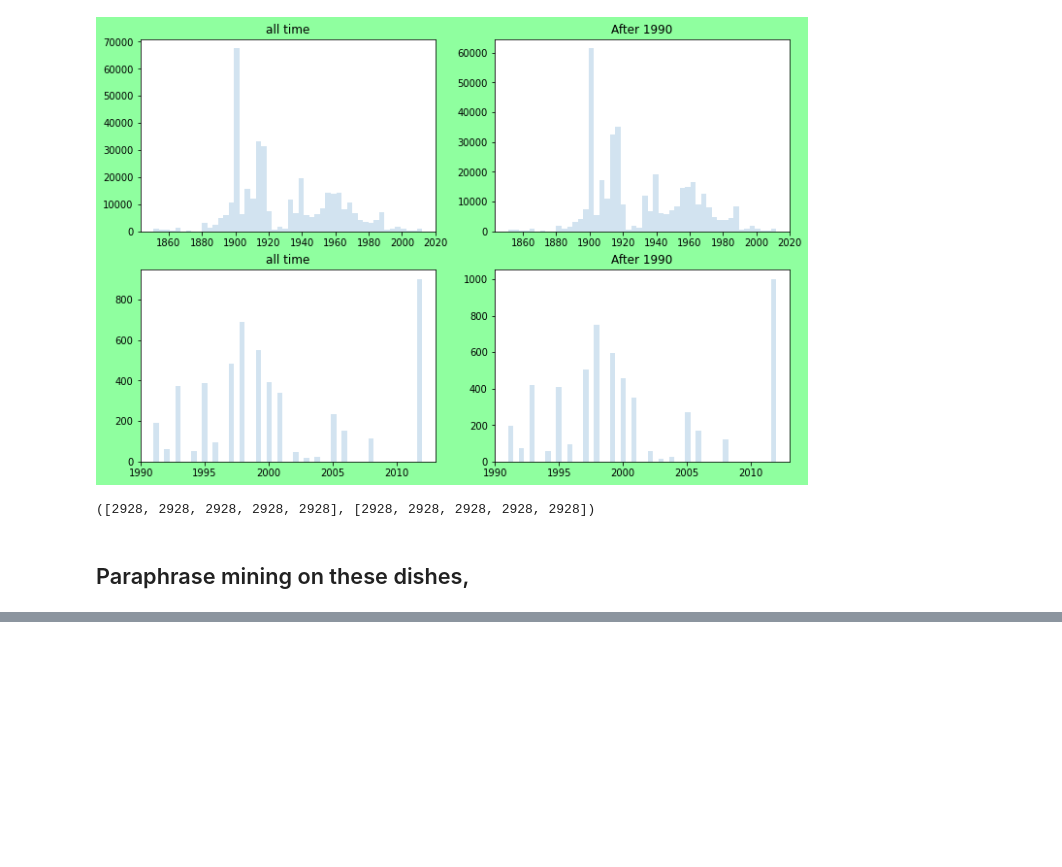
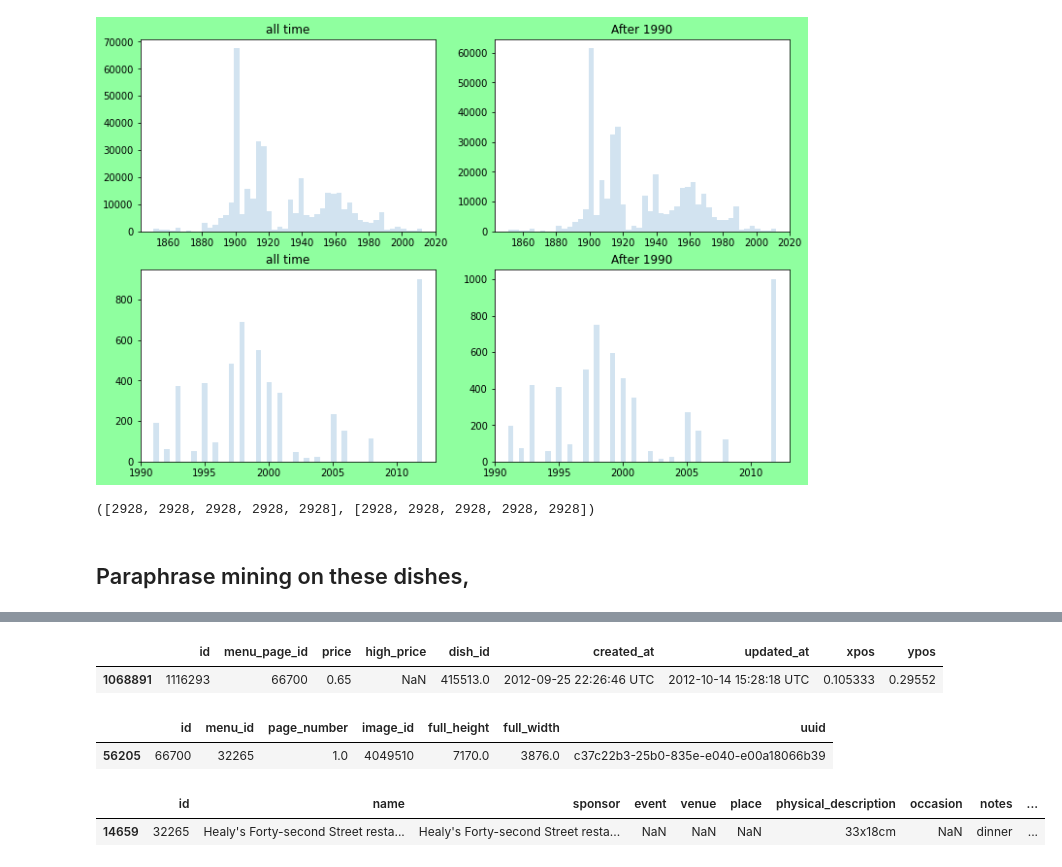
Before and after one commit to namoopsoo/restaurant-menu-entities, a Jupyter notebook: 2023-12-17.ipynb, the cells around one changed output, grey strips where cells are left out. Cells and saved outputs as stored; diff of their text form; code cells hidden in the pictures; blank space fills up the shorter version.

```diff
--- a/2023-12-17.ipynb
+++ b/2023-12-17.ipynb
@@ -95,0 +221,15 @@ paraphrases = util.paraphrase_mining(model, sentences)
+# %%
+menuitemdf[menuitemdf.dish_id == 415513]
+# %% [output]
+|  | id | menu_page_id | price | high_price | dish_id | created_at | updated_at | xpos | ypos |
+| 1068891 | 1116293 | 66700 | 0.65 | NaN | 415513.0 | 2012-09-25 22:26:46 UTC | 2012-10-14 15:28:18 UTC | 0.105333 | 0.29552 |
+# %%
+menupagedf[menupagedf.id == 66700]
+# %% [output]
+|  | id | menu_id | page_number | image_id | full_height | full_width | uuid |
+| 56205 | 66700 | 32265 | 1.0 | 4049510 | 7170.0 | 3876.0 | c37c22b3-25b0-835e-e040-e00a18066b39 |
+# %%
+menudf[menudf.id == 32265]
+# %% [output]
+|  | id | name | sponsor | event | venue | place | physical_description | occasion | notes | ... |
+| 14659 | 32265 | Healy's Forty-second Street resta... | Healy's Forty-second Street resta... | NaN | NaN | NaN | 33x18cm | NaN | dinner | ... |
```
Also changed, not shown: parts of 11 cells of this notebook, 1 other file.
